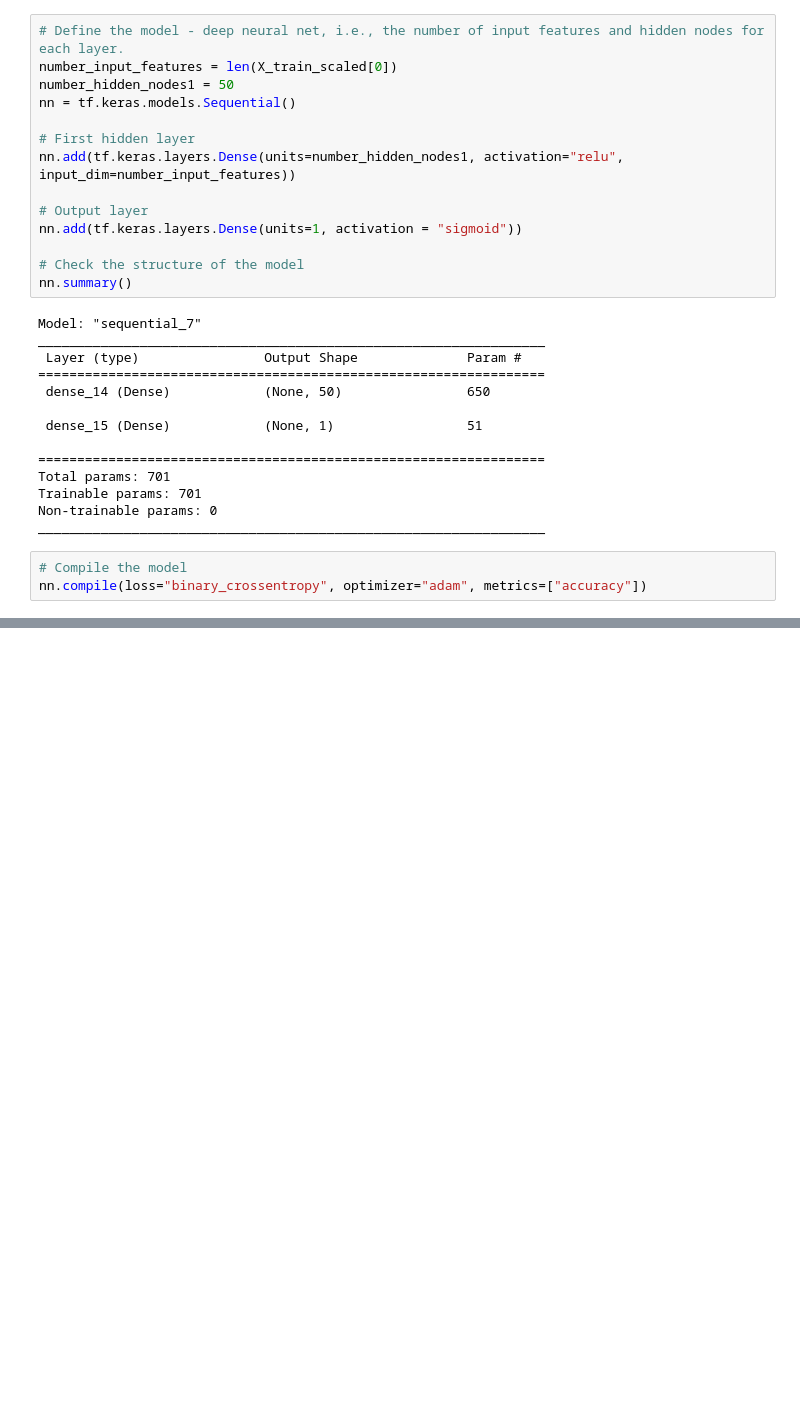
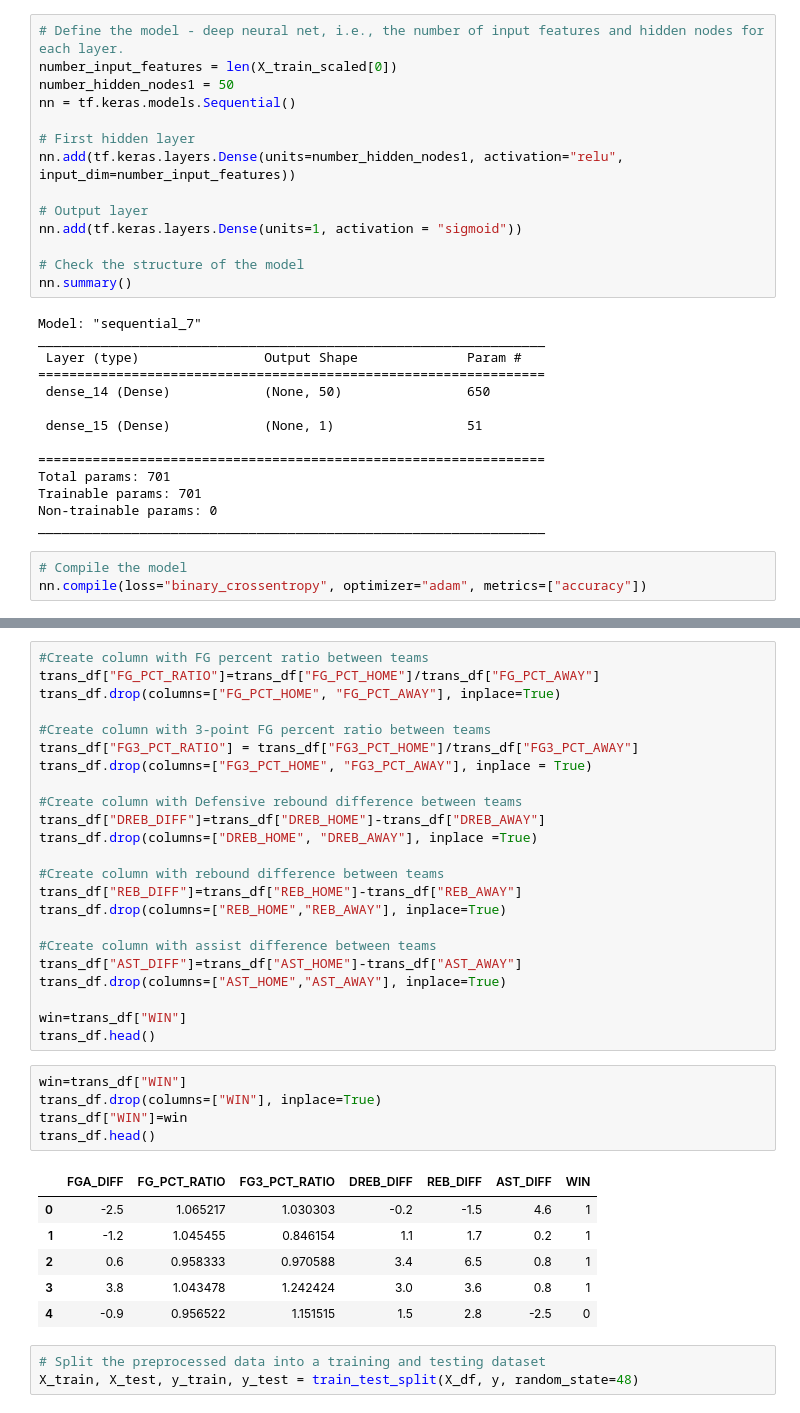
Before and after one commit to donjohn42x/NBA_Analysis, a Jupyter notebook: nba_analysis_NN.ipynb, the cells around one changed output, grey strips where cells are left out. Drawn from its saved outputs; the diff is of its cells as text; blank space fills up the shorter version.

```diff
--- a/nba_analysis_NN.ipynb
+++ b/nba_analysis_NN.ipynb
@@ -187,0 +211,38 @@ Loss: 13.04542064666748, Accuracy: 0.4560000002384186
+# %%
+#Create column with FG percent ratio between teams
+trans_df["FG_PCT_RATIO"]=trans_df["FG_PCT_HOME"]/trans_df["FG_PCT_AWAY"]
+trans_df.drop(columns=["FG_PCT_HOME", "FG_PCT_AWAY"], inplace=True)
+
+#Create column with 3-point FG percent ratio between teams
+trans_df["FG3_PCT_RATIO"] = trans_df["FG3_PCT_HOME"]/trans_df["FG3_PCT_AWAY"]
+trans_df.drop(columns=["FG3_PCT_HOME", "FG3_PCT_AWAY"], inplace = True)
+
+#Create column with Defensive rebound difference between teams
+trans_df["DREB_DIFF"]=trans_df["DREB_HOME"]-trans_df["DREB_AWAY"]
+trans_df.drop(columns=["DREB_HOME", "DREB_AWAY"], inplace =True)
+
+#Create column with rebound difference between teams
+trans_df["REB_DIFF"]=trans_df["REB_HOME"]-trans_df["REB_AWAY"]
+trans_df.drop(columns=["REB_HOME","REB_AWAY"], inplace=True)
+
+#Create column with assist difference between teams
+trans_df["AST_DIFF"]=trans_df["AST_HOME"]-trans_df["AST_AWAY"]
+trans_df.drop(columns=["AST_HOME","AST_AWAY"], inplace=True)
+
+win=trans_df["WIN"]
+trans_df.head()
+# %%
+win=trans_df["WIN"]
+trans_df.drop(columns=["WIN"], inplace=True)
+trans_df["WIN"]=win
+trans_df.head()
+# %% [output]
+|  | FGA_DIFF | FG_PCT_RATIO | FG3_PCT_RATIO | DREB_DIFF | REB_DIFF | AST_DIFF | WIN |
+| 0 | -2.5 | 1.065217 | 1.030303 | -0.2 | -1.5 | 4.6 | 1 |
+| 1 | -1.2 | 1.045455 | 0.846154 | 1.1 | 1.7 | 0.2 | 1 |
+| 2 | 0.6 | 0.958333 | 0.970588 | 3.4 | 6.5 | 0.8 | 1 |
+| 3 | 3.8 | 1.043478 | 1.242424 | 3.0 | 3.6 | 0.8 | 1 |
+| 4 | -0.9 | 0.956522 | 1.151515 | 1.5 | 2.8 | -2.5 | 0 |
+# %%
+# Split the preprocessed data into a training and testing dataset
+X_train, X_test, y_train, y_test = train_test_split(X_df, y, random_state=48)
```
Also changed, not shown: parts of 10 cells of this notebook.
